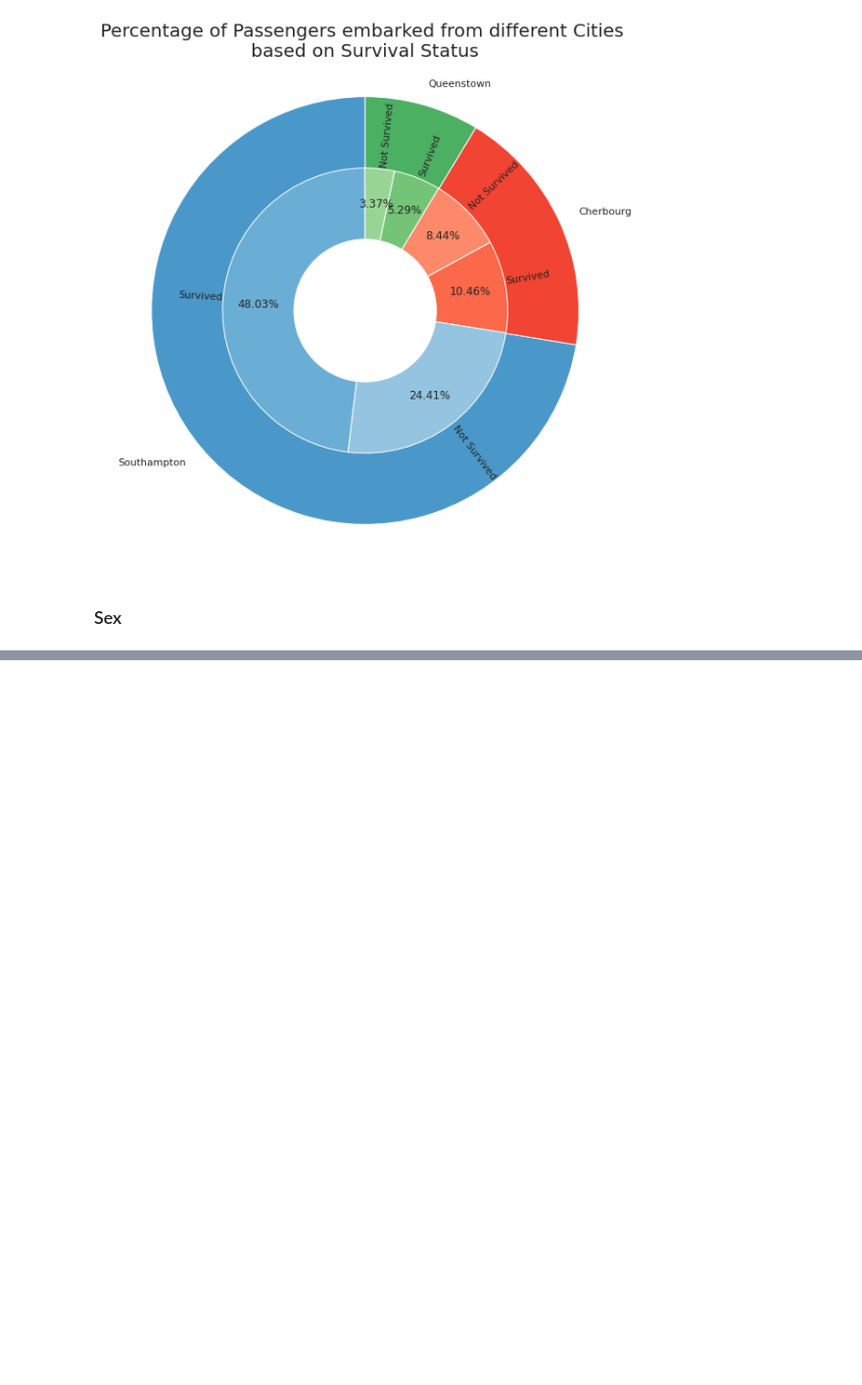
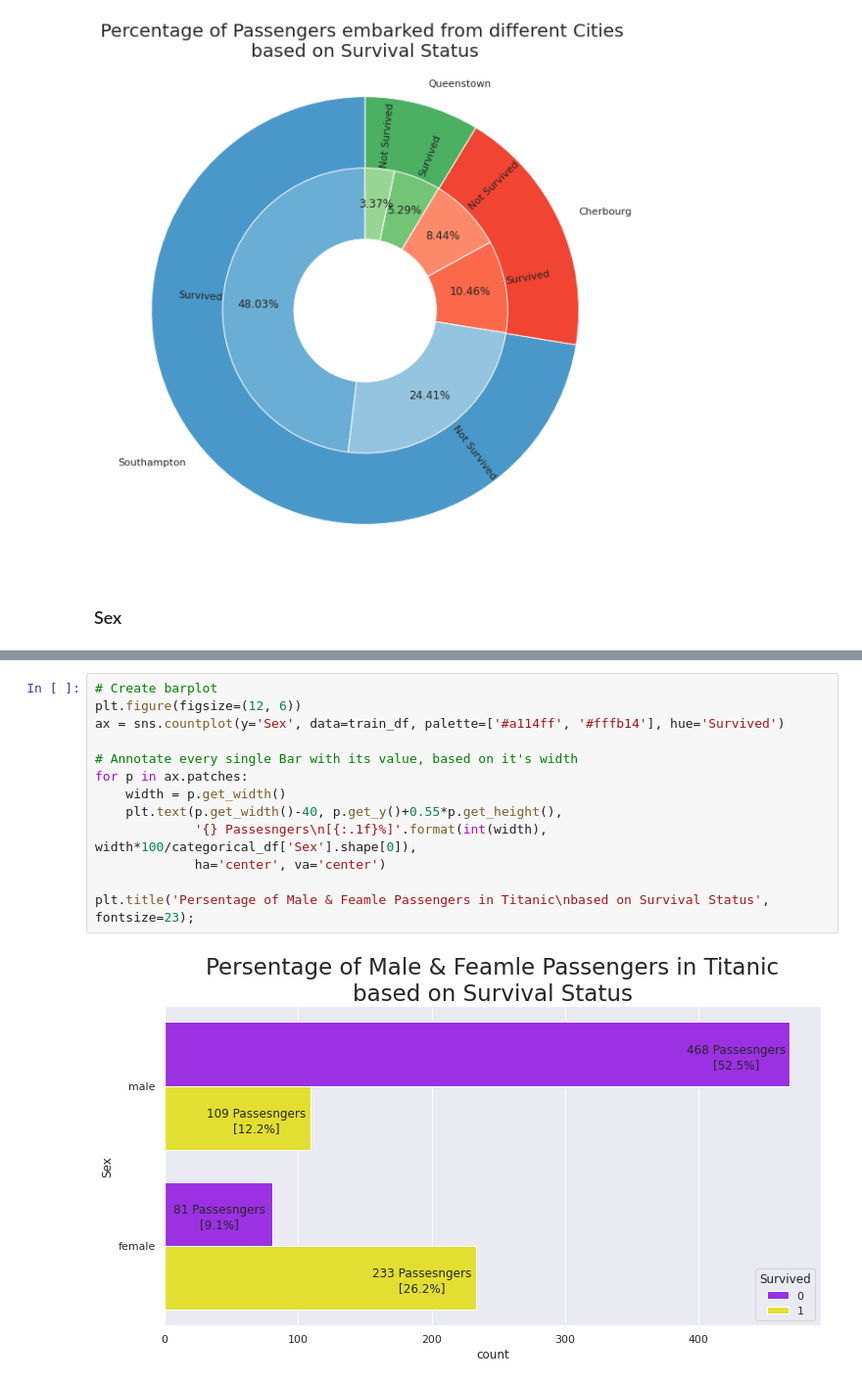
Before and after one commit to SatyaRay003/Titanic-Survival-Prediction, a Jupyter notebook: Titanic_EDA.ipynb, the cells around one changed output, grey strips where cells are left out. Shown at 98% size. Saved outputs shown, nothing was run; the diff lists cells and outputs as text; blank space fills up the shorter version.

```diff
--- a/Titanic_EDA.ipynb
+++ b/Titanic_EDA.ipynb
@@ -449,0 +468,15 @@ Name: Sex, dtype: int64
+# %%
+# Create barplot
+plt.figure(figsize=(12, 6))
+ax = sns.countplot(y='Sex', data=train_df, palette=['#a114ff', '#fffb14'], hue='Survived')
+
+# Annotate every single Bar with its value, based on it's width
+for p in ax.patches:
+    width = p.get_width()
+    plt.text(p.get_width()-40, p.get_y()+0.55*p.get_height(),
+             '{} Passesngers\n[{:.1f}%]'.format(int(width), width*100/categorical_df['Sex'].shape[0]),
+             ha='center', va='center')
+
+plt.title('Persentage of Male & Feamle Passengers in Titanic\nbased on Survival Status', fontsize=23);
+# %% [output]
+[figure, added]
```
Also changed, not shown: parts of 21 cells of this notebook.
